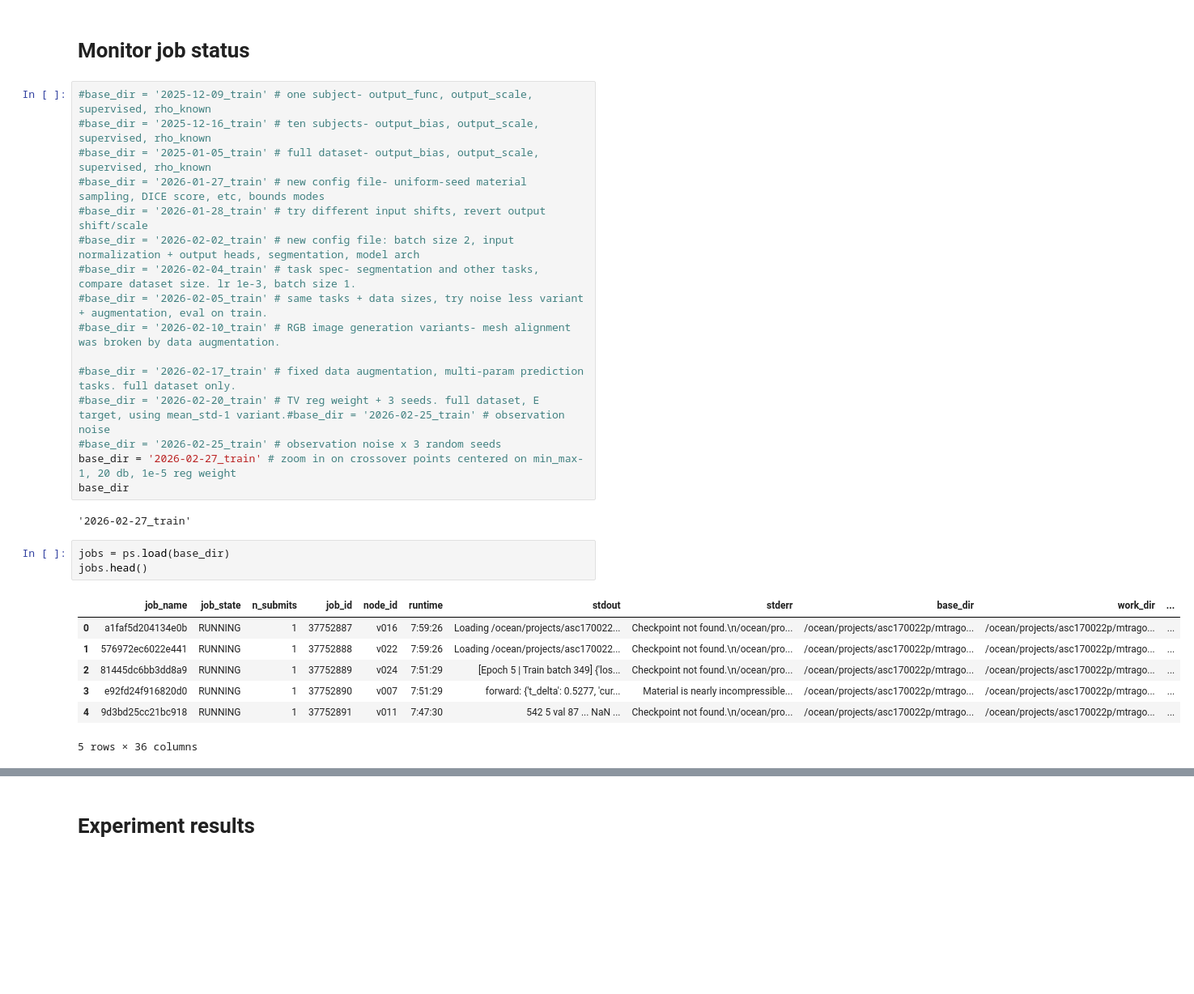
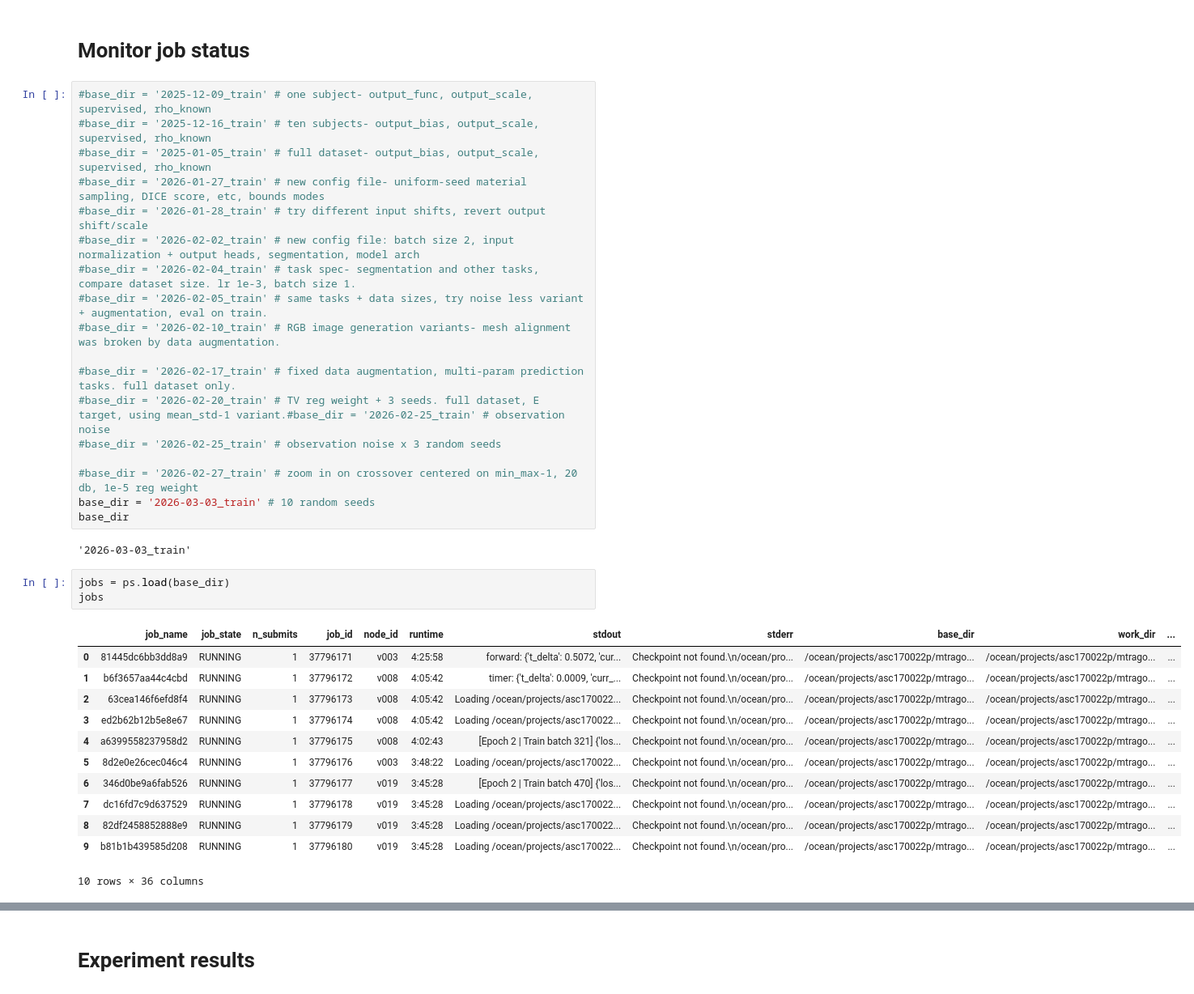
Before and after one commit to mattragoza/lung-project, a Jupyter notebook: notebooks/shapenet/32-training-experiment-new.ipynb, the cells around one changed output, grey strips where cells are left out. Shown at 81% size. Cells and saved outputs as stored; diff of their text form; blank space fills up the shorter version.

```diff
--- a/notebooks/shapenet/32-training-experiment-new.ipynb
+++ b/notebooks/shapenet/32-training-experiment-new.ipynb
@@ -144,21 +136,28 @@ jobs
 #base_dir = '2026-02-17_train' # fixed data augmentation, multi-param prediction tasks. full dataset only.
 #base_dir = '2026-02-20_train' # TV reg weight + 3 seeds. full dataset, E target, using mean_std-1 variant.#base_dir = '2026-02-25_train' # observation noise
 #base_dir = '2026-02-25_train' # observation noise x 3 random seeds
-base_dir = '2026-02-27_train' # zoom in on crossover points centered on min_max-1, 20 db, 1e-5 reg weight
+
+#base_dir = '2026-02-27_train' # zoom in on crossover centered on min_max-1, 20 db, 1e-5 reg weight
+base_dir = '2026-03-03_train' # 10 random seeds
 base_dir
 # %% [output]
-'2026-02-27_train'
+'2026-03-03_train'
 # %%
 jobs = ps.load(base_dir)
-jobs.head()
+jobs
 # %% [output]
 |  | job_name | job_state | n_submits | job_id | node_id | runtime | stdout | stderr | base_dir | work_dir | ... |
-| 0 | a1faf5d204134e0b | RUNNING | 1 | 37752887 | v016 | 7:59:26 | Loading /ocean/projects/asc170022... | Checkpoint not found.\n/ocean/pro... | /ocean/projects/asc170022p/mtrago... | /ocean/projects/asc170022p/mtrago... | ... |
-| 1 | 576972ec6022e441 | RUNNING | 1 | 37752888 | v022 | 7:59:26 | Loading /ocean/projects/asc170022... | Checkpoint not found.\n/ocean/pro... | /ocean/projects/asc170022p/mtrago... | /ocean/projects/asc170022p/mtrago... | ... |
-| 2 | 81445dc6bb3dd8a9 | RUNNING | 1 | 37752889 | v024 | 7:51:29 | [Epoch 5 | Train batch 349] {'los... | Checkpoint not found.\n/ocean/pro... | /ocean/projects/asc170022p/mtrago... | /ocean/projects/asc170022p/mtrago... | ... |
-| 3 | e92fd24f916820d0 | RUNNING | 1 | 37752890 | v007 | 7:51:29 | forward: {'t_delta': 0.5277, 'cur... | Material is nearly incompressible... | /ocean/projects/asc170022p/mtrago... | /ocean/projects/asc170022p/mtrago... | ... |
-| 4 | 9d3bd25cc21bc918 | RUNNING | 1 | 37752891 | v011 | 7:47:30 | 542 5 val 87 ... NaN ... | Checkpoint not found.\n/ocean/pro... | /ocean/projects/asc170022p/mtrago... | /ocean/projects/asc170022p/mtrago... | ... |
+| 0 | 81445dc6bb3dd8a9 | RUNNING | 1 | 37796171 | v003 | 4:25:58 | forward: {'t_delta': 0.5072, 'cur... | Checkpoint not found.\n/ocean/pro... | /ocean/projects/asc170022p/mtrago... | /ocean/projects/asc170022p/mtrago... | ... |
+| 1 | b6f3657aa44c4cbd | RUNNING | 1 | 37796172 | v008 | 4:05:42 | timer: {'t_delta': 0.0009, 'curr_... | Checkpoint not found.\n/ocean/pro... | /ocean/projects/asc170022p/mtrago... | /ocean/projects/asc170022p/mtrago... | ... |
+| 2 | 63cea146f6efd8f4 | RUNNING | 1 | 37796173 | v008 | 4:05:42 | Loading /ocean/projects/asc170022... | Checkpoint not found.\n/ocean/pro... | /ocean/projects/asc170022p/mtrago... | /ocean/projects/asc170022p/mtrago... | ... |
+| 3 | ed2b62b12b5e8e67 | RUNNING | 1 | 37796174 | v008 | 4:05:42 | Loading /ocean/projects/asc170022... | Checkpoint not found.\n/ocean/pro... | /ocean/projects/asc170022p/mtrago... | /ocean/projects/asc170022p/mtrago... | ... |
+| 4 | a6399558237958d2 | RUNNING | 1 | 37796175 | v008 | 4:02:43 | [Epoch 2 | Train batch 321] {'los... | Checkpoint not found.\n/ocean/pro... | /ocean/projects/asc170022p/mtrago... | /ocean/projects/asc170022p/mtrago... | ... |
+| 5 | 8d2e0e26cec046c4 | RUNNING | 1 | 37796176 | v003 | 3:48:22 | Loading /ocean/projects/asc170022... | Checkpoint not found.\n/ocean/pro... | /ocean/projects/asc170022p/mtrago... | /ocean/projects/asc170022p/mtrago... | ... |
+| 6 | 346d0be9a6fab526 | RUNNING | 1 | 37796177 | v019 | 3:45:28 | [Epoch 2 | Train batch 470] {'los... | Checkpoint not found.\n/ocean/pro... | /ocean/projects/asc170022p/mtrago... | /ocean/projects/asc170022p/mtrago... | ... |
+| 7 | dc16fd7c9d637529 | RUNNING | 1 | 37796178 | v019 | 3:45:28 | Loading /ocean/projects/asc170022... | Checkpoint not found.\n/ocean/pro... | /ocean/projects/asc170022p/mtrago... | /ocean/projects/asc170022p/mtrago... | ... |
+| 8 | 82df2458852888e9 | RUNNING | 1 | 37796179 | v019 | 3:45:28 | Loading /ocean/projects/asc170022... | Checkpoint not found.\n/ocean/pro... | /ocean/projects/asc170022p/mtrago... | /ocean/projects/asc170022p/mtrago... | ... |
+| 9 | b81b1b439585d208 | RUNNING | 1 | 37796180 | v019 | 3:45:28 | Loading /ocean/projects/asc170022... | Checkpoint not found.\n/ocean/pro... | /ocean/projects/asc170022p/mtrago... | /ocean/projects/asc170022p/mtrago... | ... |
-5 rows × 36 columns
+10 rows × 36 columns
 # %%
 %autoreload
 jobs = ps.recover(jobs)
```
Also changed, not shown: parts of 36 cells of this notebook, 4 other files.
